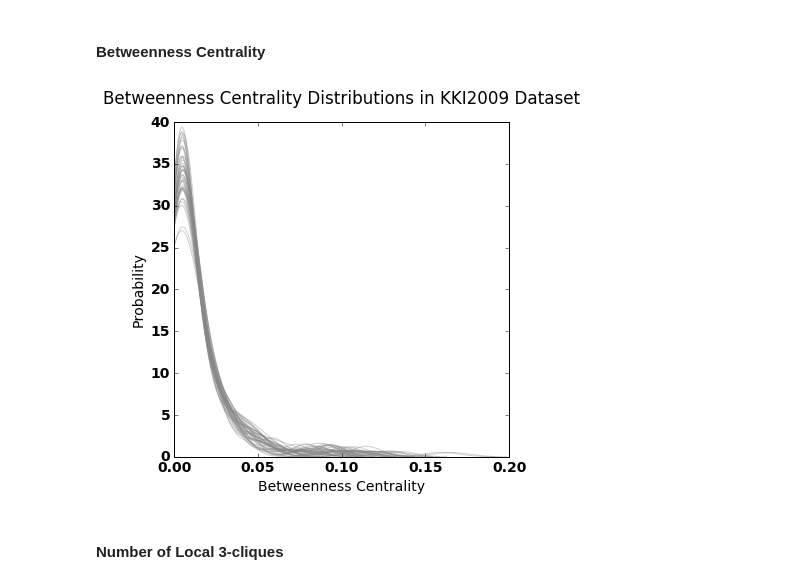
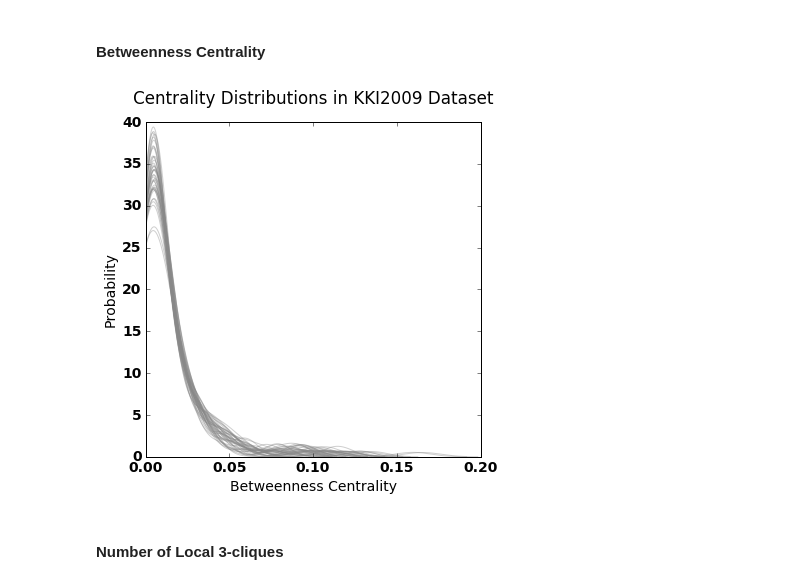
Before and after one commit to Upward-Spiral-Science/TA, a Jupyter notebook: code/extended_exploratory.ipynb, the cells around one changed output. Saved outputs shown, nothing was run; the diff lists cells and outputs as text; code cells hidden in the pictures.

```diff
--- a/code/extended_exploratory.ipynb
+++ b/code/extended_exploratory.ipynb
@@ -209,17 +209,17 @@ centrality = collections.OrderedDict((key, nx.algorithms.betweenness_centrality(
 # %%
 fig = plt.figure(figsize=(6,6))
 plt.hold(True)
 for key in centrality.keys():
     dens = gaussian_kde(centrality[key])
     x = np.linspace(0, 1.2*np.max(centrality[key]), 1000)
     plt.plot(x, dens.pdf(x), color='#888888', alpha=0.4)
-plt.title('Betweenness Centrality Distributions in KKI2009 Dataset', y = 1.04)
+plt.title('Centrality Distributions in KKI2009 Dataset', y = 1.04)
 plt.ylabel('Probability')
 plt.xlabel('Betweenness Centrality')
 plt.savefig('../figs/distribs/KKI2009-centrality.png')
 plt.show()
 # %% [output]
-[figure, old version]
+[figure, new version]
 # %% [markdown]
 #### Number of Local 3-cliques
 # %%
```
Also changed, not shown: 4 other files.
